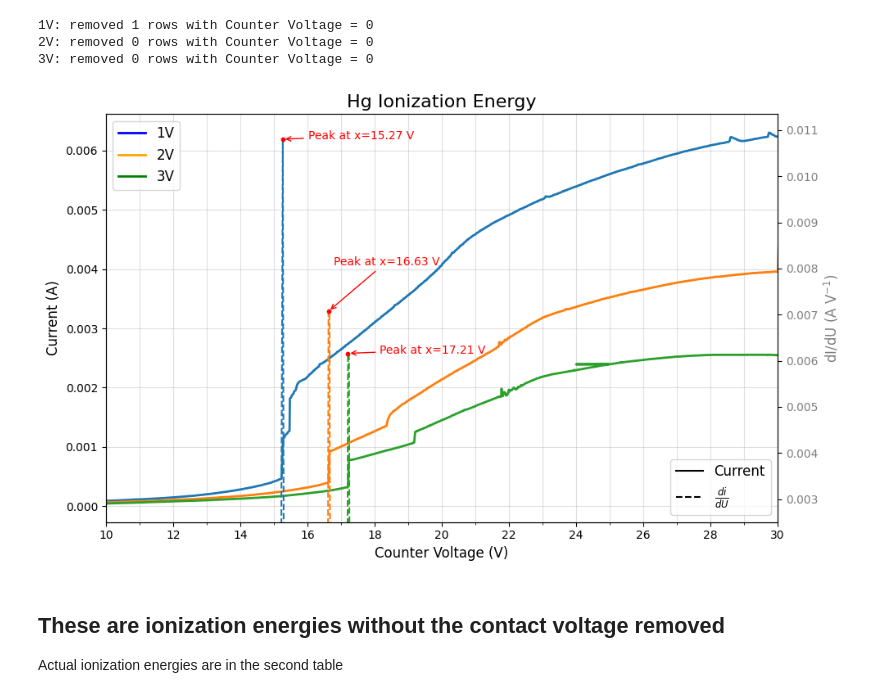
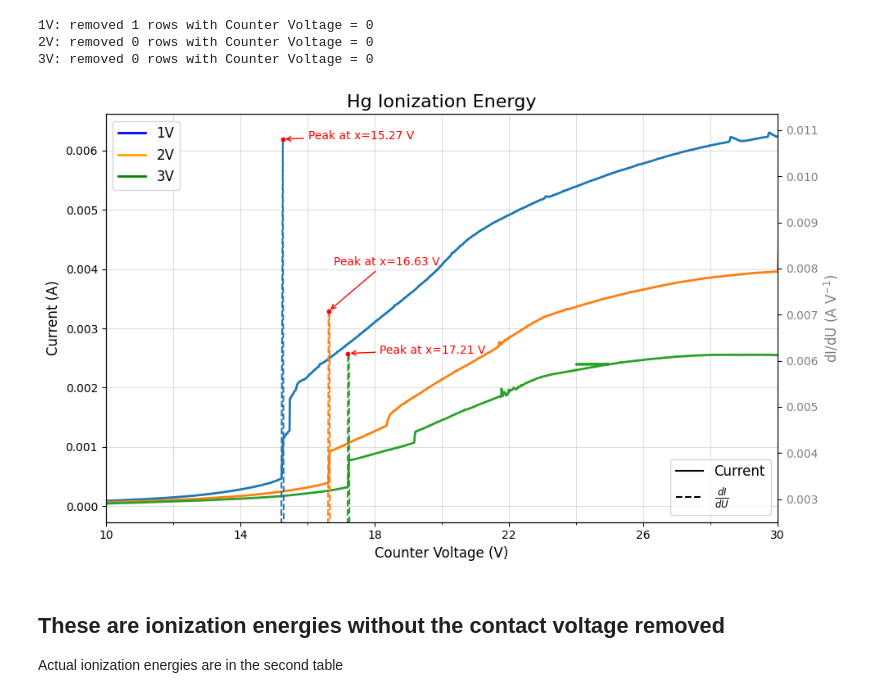
Before and after one commit to kearb-stomp/AdvLabs, a Jupyter notebook: Lab 4/Task 1-3.ipynb, the cells around one changed output. Cells and saved outputs as stored; diff of their text form; code cells hidden in the pictures.

```diff
--- a/Lab 4/Task 1-3.ipynb
+++ b/Lab 4/Task 1-3.ipynb
@@ -51,7 +52,7 @@ for key, data in data_dict.items():
     x_clean, y_clean = x[mask], y[mask]
 
     # --------------- current ---------------
-    ax1.plot(x_clean, y_clean, lw=2, label=f'I   {key}')
+    ax1.plot(x_clean, y_clean, lw=2, label=f'I {key}')
 
     # --------------- derivative (restricted range) ---------------
     xmin, xmax = 15.04, 17.5
@@ -133,38 +134,47 @@ ax1.set_title('Hg Ionization Energy', fontsize=16)
 ax1.set_xlabel('Counter Voltage (V)', fontsize=12)
 ax1.set_ylabel('Current (A)',          fontsize=12)
 ax2.set_ylabel('dI/dU (A V$^{-1}$)',   fontsize=12, color='tab:gray')
 ax2.tick_params(axis='y', labelcolor='tab:gray')
 ax2.set_ylim(bottom=0.0025)
 #ax2.set_yscale('log')
 
-ax1.set_xlim(10, 30)
-ax1.xaxis.set_major_locator(MultipleLocator(2))
-ax1.xaxis.set_minor_locator(MultipleLocator(1))
+#ax1.set_xlim(10, 30)
+start = 10
+end = 30
+step = 4
+tick_locations = np.arange(start, end + step, step)
+ax1.set_xlim(start, end)
+ax1.xaxis.set_major_locator(FixedLocator(tick_locations))
+ax1.xaxis.set_minor_locator(MultipleLocator(2))
+
+
+# ax1.xaxis.set_major_locator(MultipleLocator(4))
+# ax1.xaxis.set_minor_locator(MultipleLocator(2))
 #ax.grid(which='major', axis='both', alpha=0.35)
 ax1.grid(True, which='both', ls='-', alpha=0.4)
 
 voltage_handles = [
     Line2D([0], [0], color='blue', lw=2, label=r'1V'),
     Line2D([0], [0], color='orange',  lw=2, label=r'2V'),
     Line2D([0], [0], color='green',   lw=2, label=r'3V'),
 ]
 
 # Custom legend for temperatures (marker shape)
 type_handles = [
     Line2D([0], [0], color='black', marker=None, linestyle='-', label='Current'),
-    Line2D([0], [0], color='black', marker=None, linestyle='--', label=r'$\frac{di}{dU}$')
+    Line2D([0], [0], color='black', marker=None, linestyle='--', label=r'$\frac{dI}{dU}$')
 ]
 
 # ---------- combined legend ----------
 legend_elements = voltage_handles + type_handles
 ax1.legend(handles=voltage_handles, loc='best', fontsize=12, ncol=1)
 ax2.legend(handles=type_handles, loc='lower right', fontsize=12, ncol=1)
 
 
 plt.tight_layout()
 plt.show()
 # %% [output]
-[figure, old version]
+[figure, new version]
 # %% [markdown]
 ## These are ionization energies without the contact voltage removed
 Actual ionization energies are in the second table
```
Also changed, not shown: parts of 1 cell of this notebook, 9 other files.
